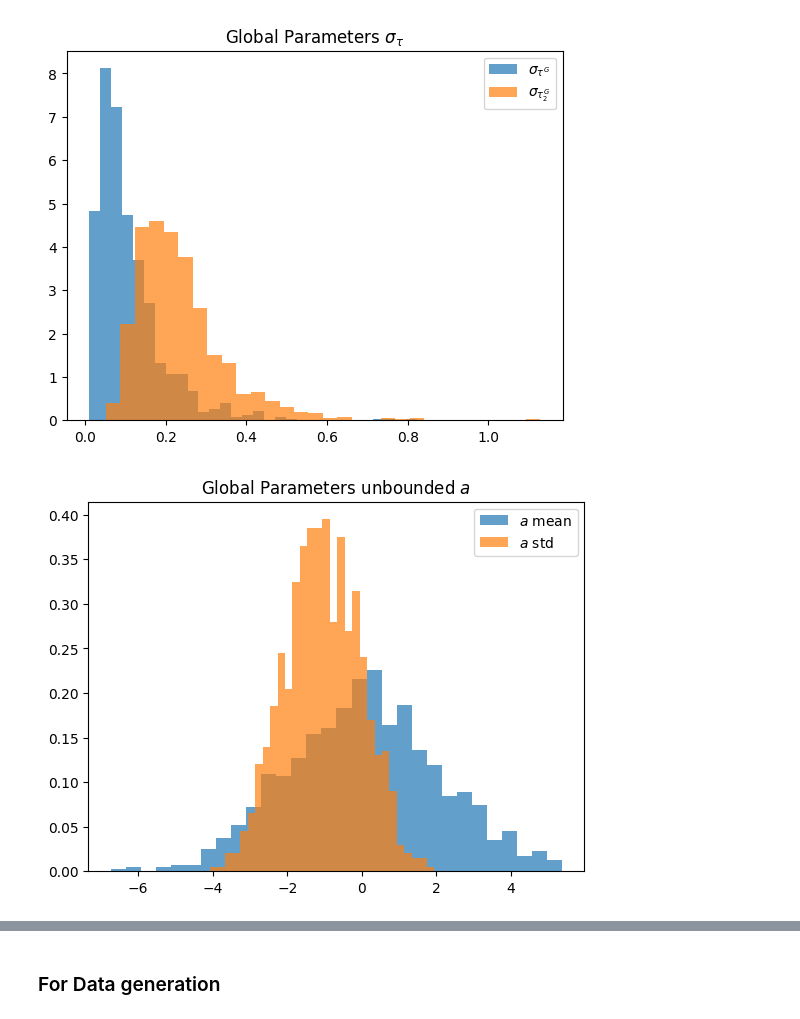
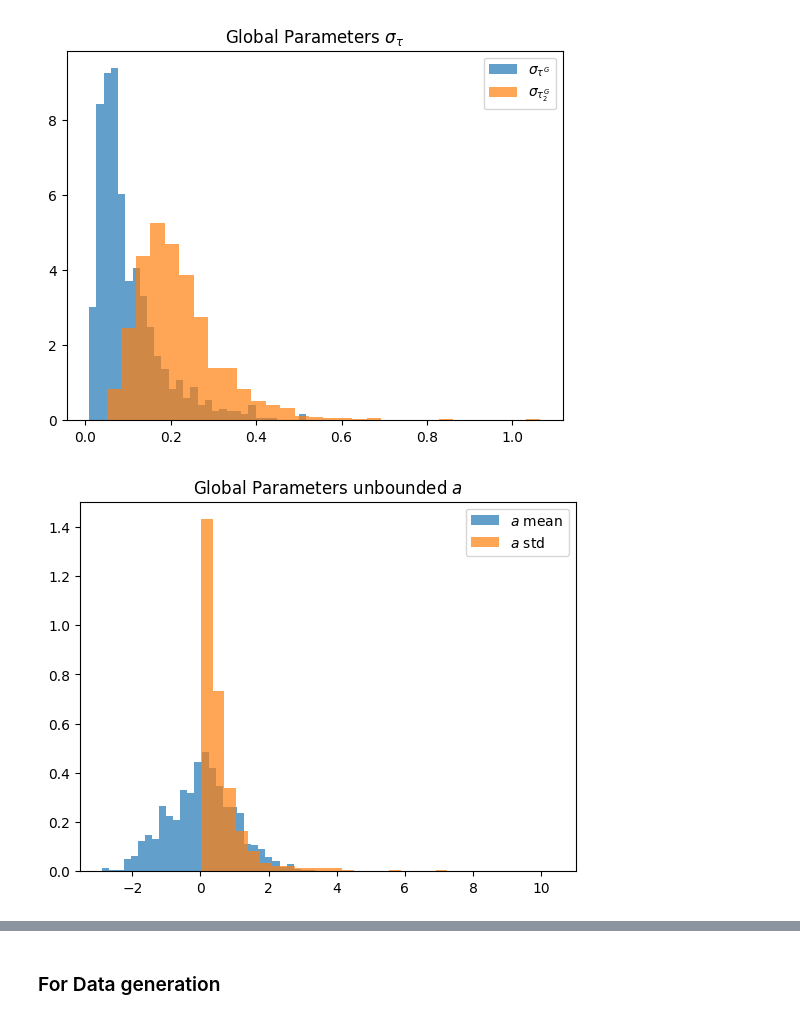
Before and after one commit to bayesflow-org/hierarchical-abi, a Jupyter notebook: problems/FLI/DataGen_HBI.ipynb, the cells around one changed output, grey strips where cells are left out. Drawn from its saved outputs; the diff is of its cells as text; code cells hidden in the pictures.

```diff
--- a/problems/FLI/DataGen_HBI.ipynb
+++ b/problems/FLI/DataGen_HBI.ipynb
@@ -18,7 +19,7 @@ class FLI_Prior:
         self.delta_tau_std_hyperprior_std = 0.1
 
         self.a_mean_hyperprior_mean = 0
-        self.a_mean_hyperprior_std = 2
+        self.a_mean_hyperprior_std = 1
         self.a_std_hyperprior_mean = -1
         self.a_std_hyperprior_std = 1
 
@@ -32,12 +33,12 @@ class FLI_Prior:
         self.log_delta_sigma_tau_G = np.random.normal(self.delta_tau_std_hyperprior_mean, self.delta_tau_std_hyperprior_std)
 
         self.a_mean = np.random.normal(self.a_mean_hyperprior_mean, self.a_mean_hyperprior_std)
-        self.a_std = np.random.normal(self.a_std_hyperprior_mean, self.a_std_hyperprior_std)
+        self.a_log_std = np.random.normal(self.a_std_hyperprior_mean, self.a_std_hyperprior_std)
         self.A_mean = expit(self.a_mean)
 
         return dict(log_tau_G=self.log_tau_G, log_sigma_tau_G=self.log_sigma_tau_G,
                     log_delta_tau_G=self.log_delta_tau_G, log_delta_sigma_tau_G=self.log_delta_sigma_tau_G,
-                    a_mean=self.a_mean, a_std=self.a_std, A_mean=self.A_mean)
+                    a_mean=self.a_mean, a_log_std=self.a_log_std, A_mean=self.A_mean)
 
     def get_local_variances(self):
         var_tau_L = np.exp(2 * self.log_tau_G + np.exp(self.log_sigma_tau_G)**2) * (np.exp(np.exp(self.log_sigma_tau_G)**2) - 1)
@@ -50,7 +51,7 @@ class FLI_Prior:
     def sample_local(self, n_local_samples):
         log_tau_L = np.random.normal(self.log_tau_G, np.exp(self.log_sigma_tau_G), size=n_local_samples)
         log_delta_tau_L = np.random.normal(self.log_delta_tau_G, np.exp(self.log_delta_sigma_tau_G), size=n_local_samples)
-        a_l = np.random.normal(self.a_mean, np.exp(self.a_std), size=n_local_samples)
+        a_l = np.random.normal(self.a_mean, np.exp(self.a_log_std), size=n_local_samples)
 
         tau_L = np.exp(log_tau_L)
         tau_L_2 = tau_L + np.exp(log_delta_tau_L)
@@ -68,7 +69,7 @@ log_sigma_tau_G = []
 log_delta_tau_G = []
 log_delta_sigma_tau_G = []
 a_mean = []
-a_std = []
+a_log_std = []
 A_mean = []
 tau_L1_std = []
 tau_L2_std = []
@@ -80,7 +81,7 @@ for i in range(n_global_samples):
     log_delta_tau_G.append(sample['log_delta_tau_G'])
     log_delta_sigma_tau_G.append(sample['log_delta_sigma_tau_G'])
     a_mean.append(sample['a_mean'])
-    a_std.append(sample['a_std'])
+    a_log_std.append(sample['a_log_std'])
     A_mean.append(sample['A_mean'])
     tau_std = prior.get_local_variances()
     tau_L1_std.append(tau_std['tau_L1_std'])
@@ -90,7 +91,7 @@ log_sigma_tau_G = np.array(log_sigma_tau_G)
 log_delta_tau_G = np.array(log_delta_tau_G)
 log_delta_sigma_tau_G = np.array(log_delta_sigma_tau_G)
 a_mean = np.array(a_mean)
-a_std = np.array(a_std)
+a_log_std = np.array(a_log_std)
 A_mean = np.array(A_mean)
 tau_L1_std = np.array(tau_L1_std)
 tau_L2_std = np.array(tau_L2_std)
@@ -113,7 +114,7 @@ plt.show()
 
 plt.title(r'Global Parameters unbounded $a$')
 plt.hist(a_mean, bins=30, alpha=0.7, density=True, label=r'$a$ mean')
-plt.hist(a_std, bins=30, alpha=0.7, density=True, label=r'$a$ std')
+plt.hist(np.exp(a_log_std), bins=30, alpha=0.7, density=True, label=r'$a$ std')
 plt.legend()
 plt.show()
 
@@ -126,2 +127,2 @@ plt.show()
-[figure, old version]
+[figure, new version]
-[figure, old version]
+[figure, new version]
```
Also changed, not shown: parts of 7 cells of this notebook, 2 other files.
